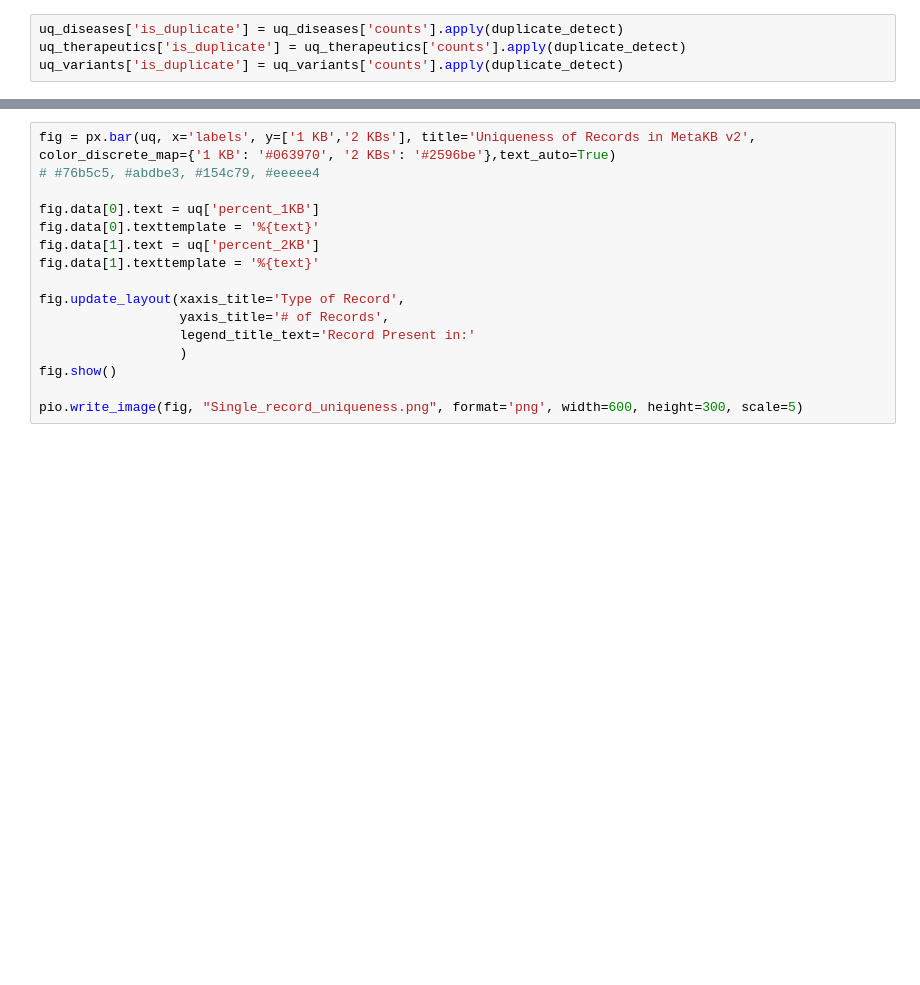
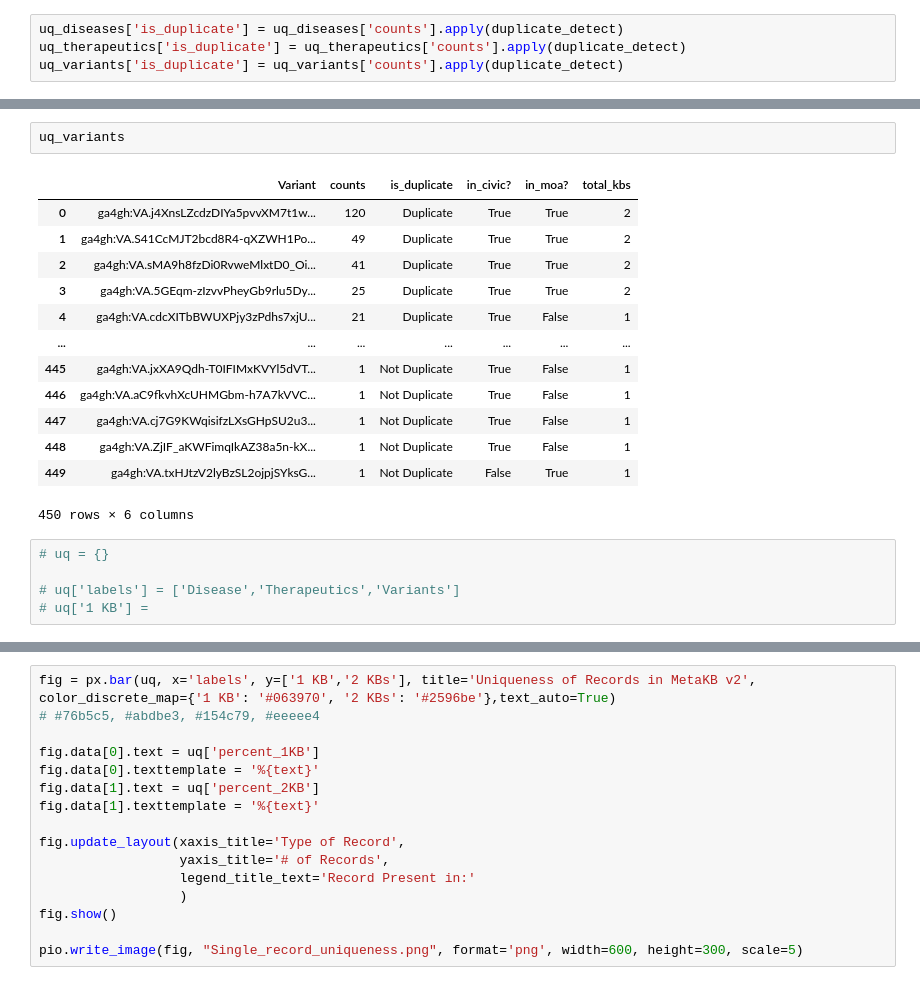
Before and after one commit to cancervariants/metakb, a Jupyter notebook: notebooks/statements.ipynb, the cells around one changed output, grey strips where cells are left out. Drawn from its saved outputs; the diff is of its cells as text; blank space fills up the shorter version.

```diff
--- a/notebooks/statements.ipynb
+++ b/notebooks/statements.ipynb
@@ -583,3 +614,24 @@ uq_variants['is_duplicate'] = uq_variants['counts'].apply(duplicate_detect)
+# %%
+uq_variants
+# %% [output]
+|  | Variant | counts | is_duplicate | in_civic? | in_moa? | total_kbs |
+| 0 | ga4gh:VA.j4XnsLZcdzDIYa5pvvXM7t1w... | 120 | Duplicate | True | True | 2 |
+| 1 | ga4gh:VA.S41CcMJT2bcd8R4-qXZWH1Po... | 49 | Duplicate | True | True | 2 |
+| 2 | ga4gh:VA.sMA9h8fzDi0RvweMlxtD0_Oi... | 41 | Duplicate | True | True | 2 |
+| 3 | ga4gh:VA.5GEqm-zIzvvPheyGb9rlu5Dy... | 25 | Duplicate | True | True | 2 |
+| 4 | ga4gh:VA.cdcXITbBWUXPjy3zPdhs7xjU... | 21 | Duplicate | True | False | 1 |
+| ... | ... | ... | ... | ... | ... | ... |
+| 445 | ga4gh:VA.jxXA9Qdh-T0IFIMxKVYl5dVT... | 1 | Not Duplicate | True | False | 1 |
+| 446 | ga4gh:VA.aC9fkvhXcUHMGbm-h7A7kVVC... | 1 | Not Duplicate | True | False | 1 |
+| 447 | ga4gh:VA.cj7G9KWqisifzLXsGHpSU2u3... | 1 | Not Duplicate | True | False | 1 |
+| 448 | ga4gh:VA.ZjIF_aKWFimqIkAZ38a5n-kX... | 1 | Not Duplicate | True | False | 1 |
+| 449 | ga4gh:VA.txHJtzV2lyBzSL2ojpjSYksG... | 1 | Not Duplicate | False | True | 1 |
+450 rows × 6 columns
+# %%
+# uq = {}
+
+# uq['labels'] = ['Disease','Therapeutics','Variants']
+# uq['1 KB'] =
 # %%
 # Create grouped counts by gene / drug / variant with counts for Present in 1 KB, Present in 2 KB
 uq = {}
```
Also changed, not shown: parts of 5 cells of this notebook, 2 other files.
